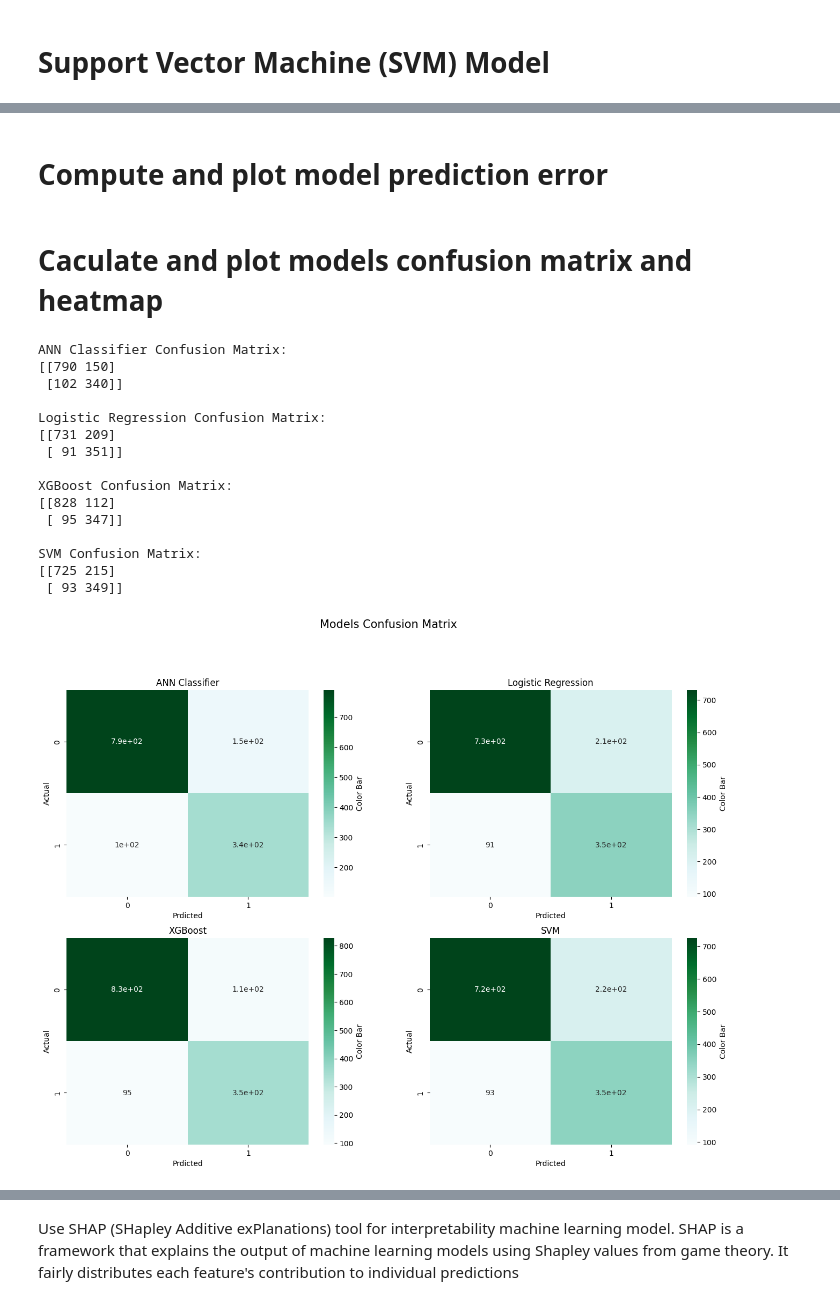
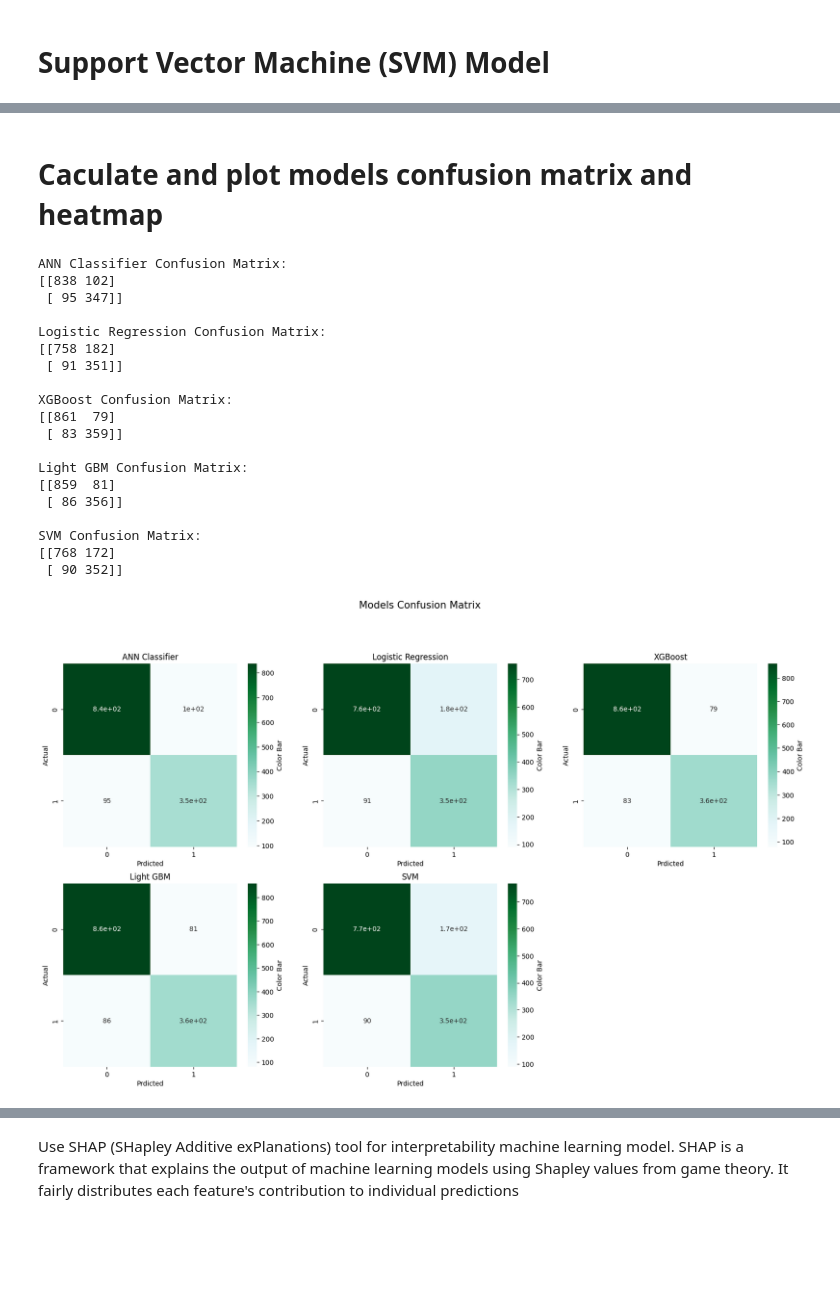
Before and after one commit to Team-6-AAI-501/strokeprediction, a Jupyter notebook: jupyternotebook/aai501StrokePrediction.ipynb, the cells around one changed output, grey strips where cells are left out. Drawn from its saved outputs; the diff is of its cells as text; code cells hidden in the pictures; blank space fills up the shorter version.

```diff
--- a/jupyternotebook/aai501StrokePrediction.ipynb
+++ b/jupyternotebook/aai501StrokePrediction.ipynb
@@ -714,13 +711,15 @@ ValueError: Found input variables with inconsistent numbers of samples: [1422, 9
 # Support Vector Machine (SVM) Model
 # %%
 # Train SVM model with SCALED SMOTE
-svm_model = SVC(kernel='linear', random_state=42)  # Using linear kernel for SVM
+svm_model = SVC(kernel='linear', probability=True, random_state=42)  # Using linear kernel for SVM
 svm_model.fit(X_train_resampled, y_train_resampled)
 
 # Evaluate SVM Regression
 val_preds_svm = svm_model.predict(X_val_scaled)
 test_preds_svm = svm_model.predict(X_test_scaled)
 
+y_test_pred_proba_svm = svm_model.predict_proba(X_test_scaled)[:, 1]
+
 print("SVM Validation Accuracy:", accuracy_score(y_val, val_preds_svm))
 print("SVM Test Accuracy:", accuracy_score(y_test, test_preds_svm))
 print("SVM Validation Classification Report:\n", classification_report(y_val, val_preds_svm, zero_division=0)) # set undefined precision to zero
@@ -746,2 +744,0 @@ weighted avg       0.80      0.78      0.78      1382
-# %% [markdown]
-# Compute and plot model prediction error
@@ -756,37 +745,50 @@ models_predictions = {
 # %% [markdown]
 # Caculate and plot models confusion matrix and heatmap
 # %%
+# Create dictionary with model names and their predictions
+models_predictions = {
+    "ANN Classifier": test_preds_ann,
+    "Logistic Regression": test_preds_lr,
+    "XGBoost": test_preds_xgb,
+    "Light GBM": test_preds_lgbm,
+    "SVM": test_preds_svm
+}
+
 # Loop through each model and compute confusion matrix
 for model_name, predictions in models_predictions.items():
     conf_matrix = confusion_matrix(y_test, predictions)
     print(f"{model_name} Confusion Matrix:\n{conf_matrix}\n")
 # %% [output]
 ANN Classifier Confusion Matrix:
-[[790 150]
- [102 340]]
+[[838 102]
+ [ 95 347]]
 
 Logistic Regression Confusion Matrix:
-[[731 209]
+[[758 182]
  [ 91 351]]
 
 XGBoost Confusion Matrix:
-[[828 112]
- [ 95 347]]
+[[861  79]
+ [ 83 359]]
+
+Light GBM Confusion Matrix:
+[[859  81]
+ [ 86 356]]
 
 SVM Confusion Matrix:
-[[725 215]
- [ 93 349]]
+[[768 172]
+ [ 90 352]]
 # %%
 # Loop through each model and plot confusion matrix
 plt_num = 1
-plt.figure(figsize=(16,11)) # Set figure size
+plt.figure(figsize=(20,11)) # Set figure size
 for model_name, predictions in models_predictions.items():
     conf_matrix = confusion_matrix(y_test, predictions)
-    plt.subplot(2, 2, plt_num)
+    plt.subplot(2, 3, plt_num)
     sns.heatmap(conf_matrix, cmap="BuGn", annot=True, cbar_kws={"label":"Color Bar"})
     plt.suptitle('Models Confusion Matrix', fontsize=15, y=1)
     plt.title(model_name), plt.xlabel('Prdicted'), plt.ylabel('Actual')
     plt.savefig('Confusion_Matrix.png')
     plt_num +=1
 # %% [output]
-[figure, old version]
+[figure, new version]
```
Also changed, not shown: parts of 14 cells of this notebook, 6 other files.
